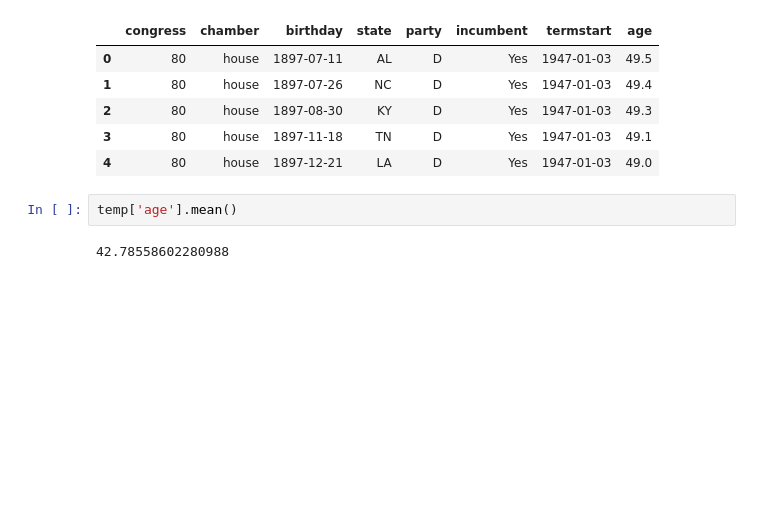
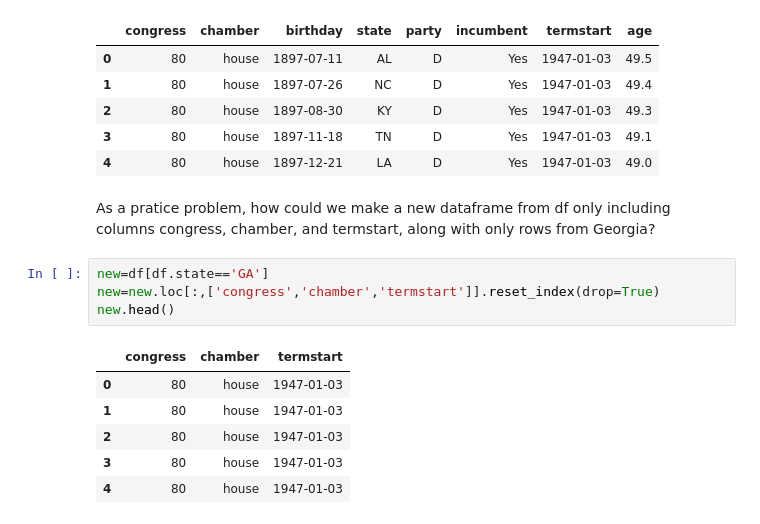
Before and after one commit to Ben-Rapkin-Oberlin/312Presentation, a Jupyter notebook: Index.ipynb, the cells around one changed output. Saved outputs shown, nothing was run; the diff lists cells and outputs as text; blank space fills up the shorter version.

```diff
--- a/Index.ipynb
+++ b/Index.ipynb
@@ -171,7 +173,16 @@ temp.head()
 | 2 | 80 | house | 1897-08-30 | KY | D | Yes | 1947-01-03 | 49.3 |
 | 3 | 80 | house | 1897-11-18 | TN | D | Yes | 1947-01-03 | 49.1 |
 | 4 | 80 | house | 1897-12-21 | LA | D | Yes | 1947-01-03 | 49.0 |
-# %%
-temp['age'].mean()
-# %% [output]
-42.78558602280988
+# %% [markdown]
+As a pratice problem, how could we make a new dataframe from df only including columns congress, chamber, and termstart, along with only rows from Georgia?
+# %%
+new=df[df.state=='GA']
+new=new.loc[:,['congress','chamber','termstart']].reset_index(drop=True)
+new.head()
+# %% [output]
+|  | congress | chamber | termstart |
+| 0 | 80 | house | 1947-01-03 |
+| 1 | 80 | house | 1947-01-03 |
+| 2 | 80 | house | 1947-01-03 |
+| 3 | 80 | house | 1947-01-03 |
+| 4 | 80 | house | 1947-01-03 |
```
Also changed, not shown: parts of 3 cells of this notebook, 2 other files.
